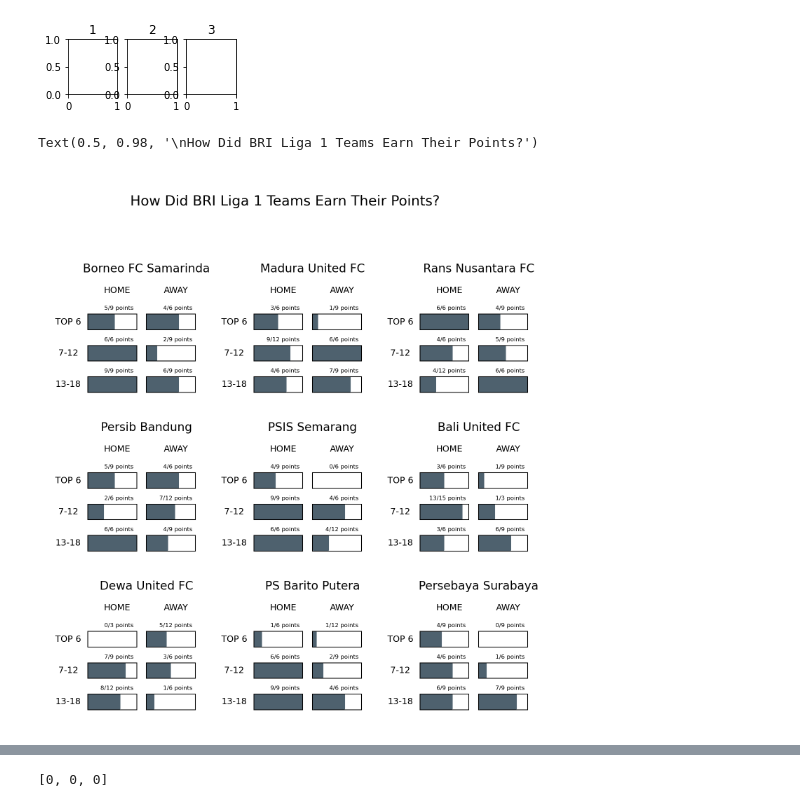
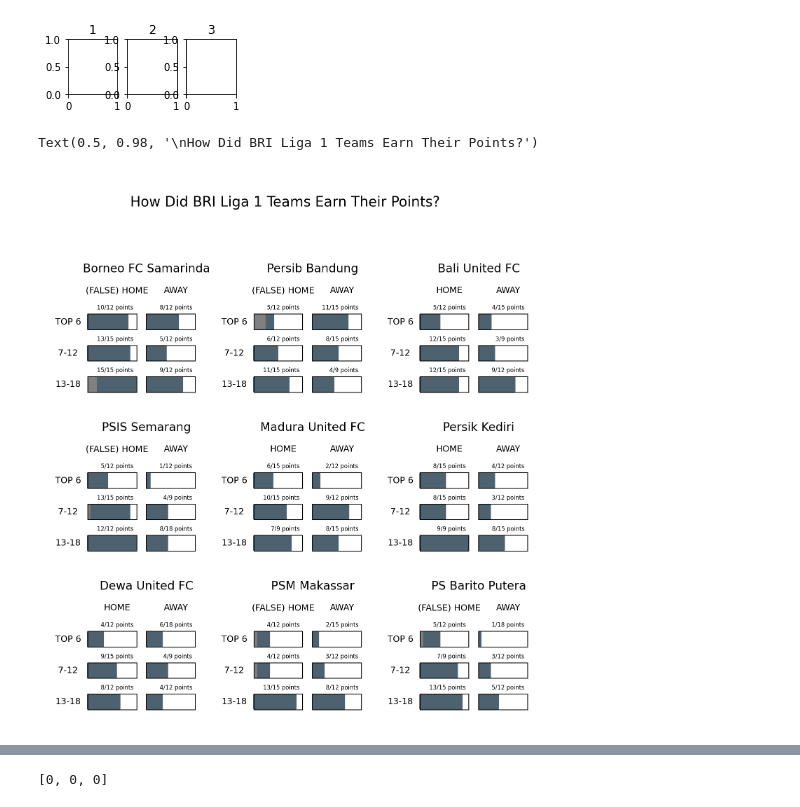
Before and after one commit to lpttprnc/liga-1, a Jupyter notebook: cek123dicoba.ipynb, the cells around one changed output, grey strips where cells are left out. Cells and saved outputs as stored; diff of their text form; code cells hidden in the pictures.

Commit message:
updated to match-week 26

```diff
--- a/cek123dicoba.ipynb
+++ b/cek123dicoba.ipynb
@@ -265,3 +379,11 @@ max(
 )
 # %% [output]
 3
+# %%
+h1=dff.index.get_level_values('home')==sh['Clubs'][10]
+a2=dff.index.get_level_values('away')==sh['Clubs'][10+1]
+h2=dff.index.get_level_values('home')==sh['Clubs'][10+1]
+a1=dff.index.get_level_values('away')==sh['Clubs'][10]
+
+game = dff.loc[ ((h1&a2) | (h2&a1)) & (dff['week']<=15) ]
+game
@@ -267,0 +394,6 @@ max(
+# %%
+i1scr = dff.loc[ (sh['Clubs'][10+1],sh['Clubs'][10]) ]['apoint']
+i2scr = dff.loc[ (sh['Clubs'][10+1],sh['Clubs'][10]) ]['hpoint']
+#print(i1scr,i2scr)
+if
+dff.loc[ [(sh['Clubs'][10+1],sh['Clubs'][10])] ]
@@ -686,7 +824,7 @@ for ii, cl in zip (range(len(merg['Clubs'])), dct['club']):
 
         std_mask=hbdf.loc[hbdf['club']==cl]
 
-        if 'Persis' in cl:
+        if ('Persis' or 'Persib') in cl:
             hpefr, hpewdt  = earnfrom(mask.loc[(mask['home']==cl) & ((mask['stadium']==std_mask['homebase'].values[0])|(mask['city']=='Solo'))]['hpoint'])
             fhpefr,fhpewdt = earnfrom(mask.loc[(mask['home']==cl) & ((mask['stadium']!=std_mask['homebase'].values[0])&(mask['city']!='Solo'))]['hpoint'])
         else:
@@ -887,38 +1025,55 @@ for key, subplot in subplots.items():
 fig, ax = p.subplots(3,3,figsize = (6,6), dpi=300)
 
 p.setp(ax, xlim=(0, 1), ylim=(0, 1))
 #fig.tight_layout()
 p.subplots_adjust(wspace=.06, hspace=0)
 
 for axn, cl in zip (ax.flat, range(len(dct['club'][:9]))): #9,18
 
     axn.annotate(xy = (5/8,4/5), text = dct['club'][cl], ha = 'center', va = 'bottom', size = 8)
-    axn.annotate(xy = (7/16,.7), text = "HOME", ha = "center", va = "center", size = 6)
+    if (sum(dct['fhome'][cl]['point']) == 0):
+        axn.annotate(xy = (7/16,.7), text = "HOME", ha = "center", va = "center", size = 6)
+    else:
+        axn.annotate(xy = (7/16,.7), text = "(FALSE) HOME", ha = "center", va = "center", size = 6)
     axn.annotate(xy = (13/16,.7), text = "AWAY", ha = "center", va = "center", size = 6)
 
     axn.annotate(xy = (1/8,.5), text = "TOP 6", ha = "center", va = "center", size = 6)
     axn.annotate(xy = (1/8,.3), text = "7-12", ha = "center", va = "center", size = 6)
     axn.annotate(xy = (1/8,.1), text = "13-18", ha = "center", va = "center", size = 6)
 
     for i, j in zip ([.45,.25,.05], [0,1,2]):
 
+        homebar=dct['home'][cl]['point'][j]/(dct['home'][cl]['width'][j]+dct['fhome'][cl]['width'][j])
+        fhomebar=dct['fhome'][cl]['point'][j]/(dct['home'][cl]['width'][j]+dct['fhome'][cl]['width'][j])
+        awaybar=dct['away'][cl]['point'][j]/dct['away'][cl]['width'][j]
+
+        if (fhomebar != 0) & ((dct['home'][cl]['width'][j]+dct['fhome'][cl]['width'][j])!=0):
+            axn.fill_between(x = [1/4+.005, 1/4+(5/16)*fhomebar], y1 = i+.005, y2 = i+.1-.005, color = 'gray')
+        if (homebar != 0) & ((dct['home'][cl]['width'][j]+dct['fhome'][cl]['width'][j])!=0):
+            axn.fill_between(x = [1/4+(5/16)*fhomebar, 1/4+(5/16)*(fhomebar+homebar)-.005], y1 = i+.005, y2 = i+.1-.005, color = '#4e616e')
+        if (awaybar != 0) & (dct['away'][cl]['width'][j]!=0):
+            axn.fill_between(x = [5/8+.005, 5/8+(5/16)*awaybar-.005], y1 = i+.005, y2 = i+.1-.005, color = '#4e616e')
+
+        axn.annotate(xy = ((1/4+5/16-.02), (i+.12)), text = str(dct['home'][cl]['point'][j]+dct['fhome'][cl]['point'][j])+'/'+str(dct['home'][cl]['width'][j]+dct['fhome'][cl]['width'][j])+' points', ha = 'right', va = 'bottom', size = 4)
+        axn.annotate(xy = ((5/8+5/16-.02), (i+.12)), text = str(dct['away'][cl]['point'][j])+'/'+str(dct['away'][cl]['width'][j])+' points', ha = 'right', va = 'bottom', size = 4)
+
         #axn.fill_between(x = [1/4, 1/4+(5/16)*dct['fhome'][cl]['point'][j]/(dct['home'][cl]['width'][j]+dct['fhome'][cl]['width'][j])], y1 = i, y2 = i+.1, color = 'b', alpha=.4)
         #axn.fill_between(x = [1/4+(5/16)*dct['fhome'][cl]['point'][j]/(dct['home'][cl]['width'][j]+dct['fhome'][cl]['width'][j]), 1/4+(5/16)*dct['home'][cl]['point'][j]/(dct['home'][cl]['width'][j]+dct['fhome'][cl]['width'][j])], y1 = i, y2 = i+.1, color = '#4e616e')
         #axn.fill_between(x = [5/8, 5/8+(5/16)*dct['away'][cl]['point'][j]/dct['away'][cl]['width'][j]], y1 = i, y2 = i+.1, color = '#4e616e')
 
         for ix, venue in zip ([1/4,5/8],['home', 'away']):
             axn.add_patch(patches.Rectangle((ix, i), 5/16, .1, facecolor="none", ec='k', lw=.5))
-            if dct[venue][cl]['point'][j] != 0:
-                axn.fill_between(x = [ix+.005, ix+(5/16)*dct[venue][cl]['point'][j]/dct[venue][cl]['width'][j]-.005], y1 = i+.005, y2 = i+.1-.005, color = '#4e616e')
-            axn.annotate(xy = ((ix+5/16-.02), (i+.12)), text = str(dct[venue][cl]['point'][j])+'/'+str(dct[venue][cl]['width'][j])+' points', ha = 'right', va = 'bottom', size = 4)
+            #if dct[venue][cl]['point'][j] != 0:
+            #    axn.fill_between(x = [ix+.005, ix+(5/16)*dct[venue][cl]['point'][j]/dct[venue][cl]['width'][j]-.005], y1 = i+.005, y2 = i+.1-.005, color = '#4e616e')
+            #axn.annotate(xy = ((ix+5/16-.02), (i+.12)), text = str(dct[venue][cl]['point'][j])+'/'+str(dct[venue][cl]['width'][j])+' points', ha = 'right', va = 'bottom', size = 4)
 
     axn.set(adjustable='box', aspect='equal')
     axn.axis('off')
 
 fig.suptitle("\nHow Did BRI Liga 1 Teams Earn Their Points?", size=9.5)
 # %% [output]
 Text(0.5, 0.98, '\nHow Did BRI Liga 1 Teams Earn Their Points?')
-[figure, old version]
+[figure, new version]
 # %%
 fig, ax = p.subplots(3,3,figsize = (6,6), dpi=300)
 
```
Also changed, not shown: parts of 32 cells of this notebook, 2 other files.
